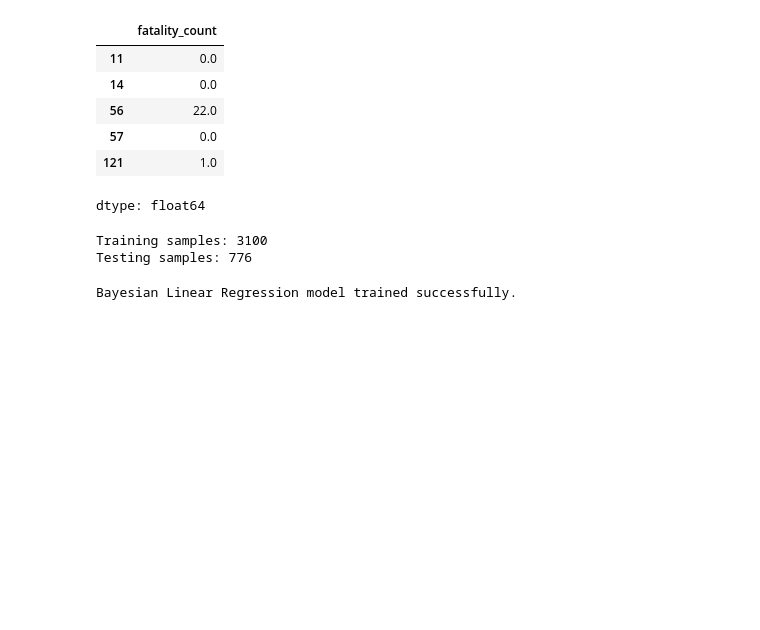
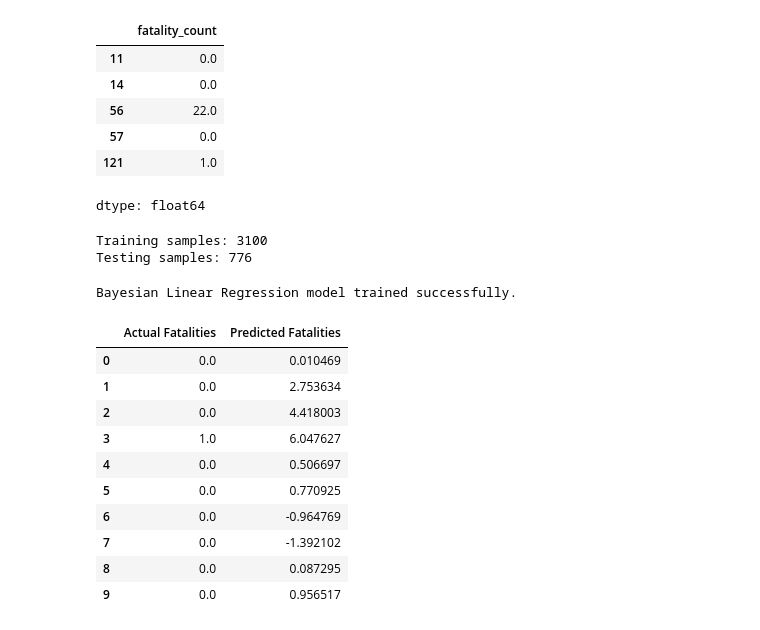
Before and after one commit to saltyyboii/landslide-risk-assessment, a Jupyter notebook: Mountain_Hazard_Review_2.ipynb, the cells around one changed output. Drawn from its saved outputs; the diff is of its cells as text; code cells hidden in the pictures; blank space fills up the shorter version.

```diff
--- a/Mountain_Hazard_Review_2.ipynb
+++ b/Mountain_Hazard_Review_2.ipynb
@@ -583,3 +583,27 @@ model.fit(X_train, y_train)
 print("Bayesian Linear Regression model trained successfully.")
 # %% [output]
 Bayesian Linear Regression model trained successfully.
+# %%
+# Predict fatality counts for the test data
+
+y_pred = model.predict(X_test)
+
+# Display actual and predicted values
+results = pd.DataFrame({
+    "Actual Fatalities": y_test.values,
+    "Predicted Fatalities": y_pred
+})
+
+display(results.head(10))
+# %% [output]
+|  | Actual Fatalities | Predicted Fatalities |
+| 0 | 0.0 | 0.010469 |
+| 1 | 0.0 | 2.753634 |
+| 2 | 0.0 | 4.418003 |
+| 3 | 1.0 | 6.047627 |
+| 4 | 0.0 | 0.506697 |
+| 5 | 0.0 | 0.770925 |
+| 6 | 0.0 | -0.964769 |
+| 7 | 0.0 | -1.392102 |
+| 8 | 0.0 | 0.087295 |
+| 9 | 0.0 | 0.956517 |
```
Also changed, not shown: parts of 19 cells of this notebook.
